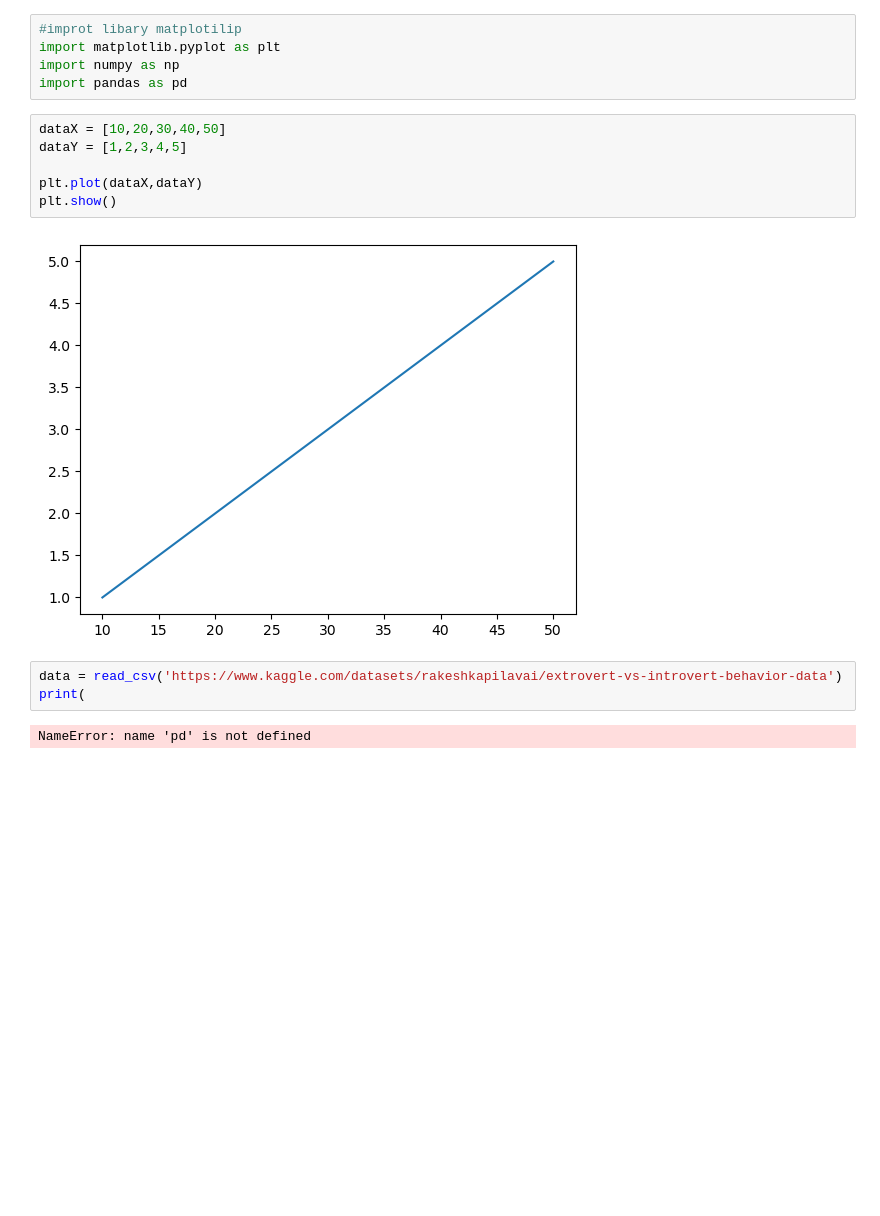
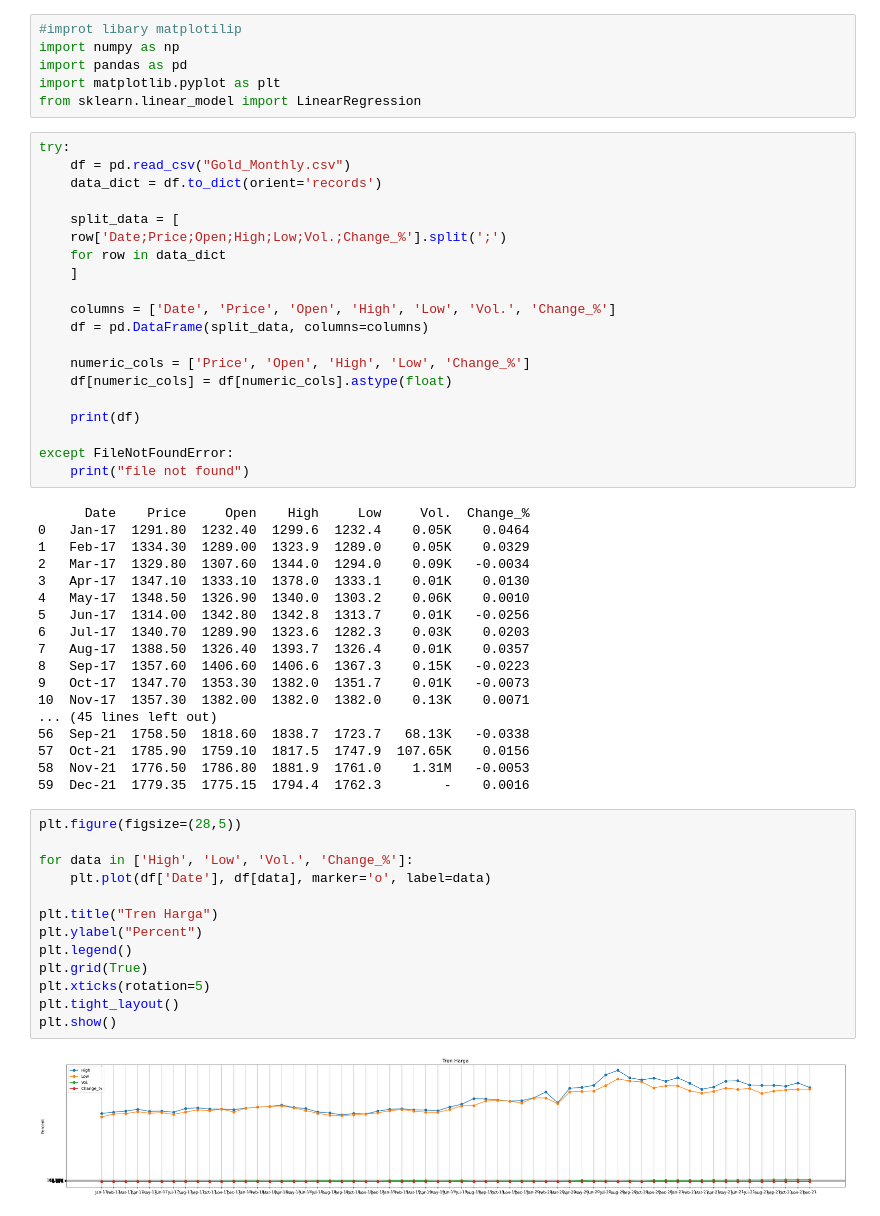
Before and after one commit to Rahmat-Fitrah/rafi, a Jupyter notebook: case uas/Data_Preprocessing.ipynb, the cells around one changed output. Drawn from its saved outputs; the diff is of its cells as text; blank space fills up the shorter version.

```diff
--- a/case uas/Data_Preprocessing.ipynb
+++ b/case uas/Data_Preprocessing.ipynb
@@ -1,18 +1,59 @@
 # %%
 #improt libary matplotilip
-import matplotlib.pyplot as plt
 import numpy as np
 import pandas as pd
+import matplotlib.pyplot as plt
+from sklearn.linear_model import LinearRegression
 # %%
-dataX = [10,20,30,40,50]
-dataY = [1,2,3,4,5]
+try:
+    df = pd.read_csv("Gold_Monthly.csv")
+    data_dict = df.to_dict(orient='records')
 
-plt.plot(dataX,dataY)
-plt.show()
+    split_data = [
+    row['Date;Price;Open;High;Low;Vol.;Change_%'].split(';')
+    for row in data_dict
+    ]
+
+    columns = ['Date', 'Price', 'Open', 'High', 'Low', 'Vol.', 'Change_%']
+    df = pd.DataFrame(split_data, columns=columns)
+
+    numeric_cols = ['Price', 'Open', 'High', 'Low', 'Change_%']
+    df[numeric_cols] = df[numeric_cols].astype(float)
+
+    print(df)
+
+except FileNotFoundError:
+    print("file not found")
 # %% [output]
-[figure, removed]
+      Date    Price     Open    High     Low     Vol.  Change_%
+0   Jan-17  1291.80  1232.40  1299.6  1232.4    0.05K    0.0464
+1   Feb-17  1334.30  1289.00  1323.9  1289.0    0.05K    0.0329
+2   Mar-17  1329.80  1307.60  1344.0  1294.0    0.09K   -0.0034
+3   Apr-17  1347.10  1333.10  1378.0  1333.1    0.01K    0.0130
+4   May-17  1348.50  1326.90  1340.0  1303.2    0.06K    0.0010
+5   Jun-17  1314.00  1342.80  1342.8  1313.7    0.01K   -0.0256
+6   Jul-17  1340.70  1289.90  1323.6  1282.3    0.03K    0.0203
+7   Aug-17  1388.50  1326.40  1393.7  1326.4    0.01K    0.0357
+8   Sep-17  1357.60  1406.60  1406.6  1367.3    0.15K   -0.0223
+9   Oct-17  1347.70  1353.30  1382.0  1351.7    0.01K   -0.0073
+10  Nov-17  1357.30  1382.00  1382.0  1382.0    0.13K    0.0071
+... (45 lines left out)
+56  Sep-21  1758.50  1818.60  1838.7  1723.7   68.13K   -0.0338
+57  Oct-21  1785.90  1759.10  1817.5  1747.9  107.65K    0.0156
+58  Nov-21  1776.50  1786.80  1881.9  1761.0    1.31M   -0.0053
+59  Dec-21  1779.35  1775.15  1794.4  1762.3        -    0.0016
-# %%
-data = read_csv('https://www.kaggle.com/datasets/rakeshkapilavai/extrovert-vs-introvert-behavior-data')
-print(
-# %% [output]
-NameError: name 'pd' is not defined
+# %%
+plt.figure(figsize=(28,5))
+
+for data in ['High', 'Low', 'Vol.', 'Change_%']:
+    plt.plot(df['Date'], df[data], marker='o', label=data)
+
+plt.title("Tren Harga")
+plt.ylabel("Percent")
+plt.legend()
+plt.grid(True)
+plt.xticks(rotation=5)
+plt.tight_layout()
+plt.show()
+# %% [output]
+[figure, added]
```
Also changed, not shown: parts of 4 cells of this notebook, 3 other files.
